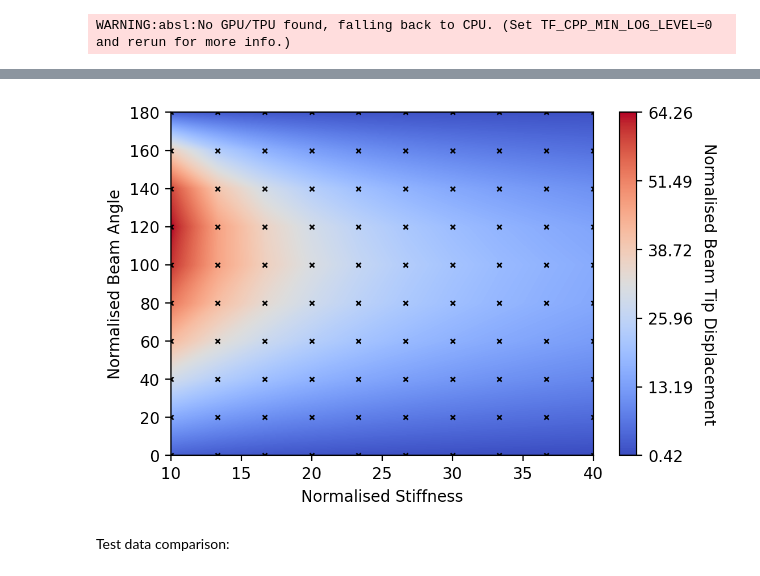
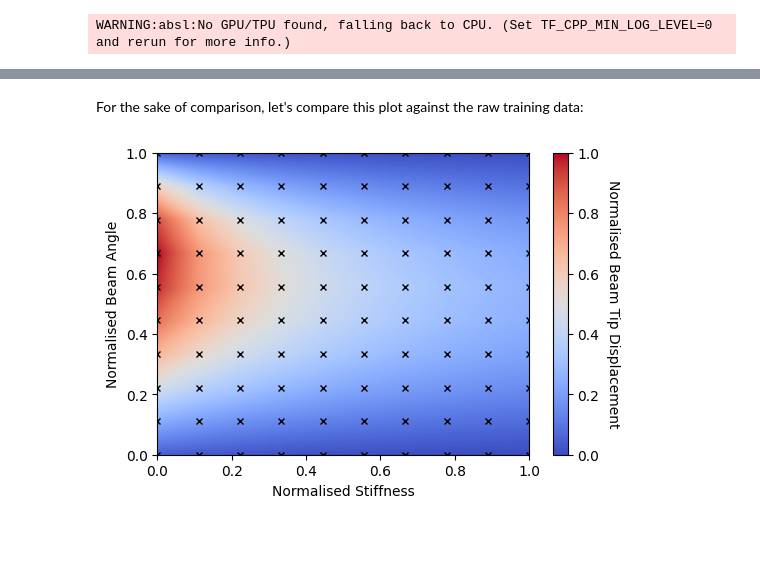
Before and after one commit to mabilton/bayesian_oed_bilton_masters, a Jupyter notebook: chapter_4/[1] Surrogate Beam Model.ipynb, the cells around one changed output, grey strips where cells are left out. Saved outputs shown, nothing was run; the diff lists cells and outputs as text; code cells hidden in the pictures; blank space fills up the shorter version.

```diff
--- a/chapter_4/[1] Surrogate Beam Model.ipynb
+++ b/chapter_4/[1] Surrogate Beam Model.ipynb
@@ -15,31 +34,11 @@ Load data:
 def load_beam_data(file_dir):
     with open(file_dir, 'r') as f:
         data = json.load(f)
-    x = jnp.stack([jnp.array(data[key]) for key in ('E', 'y_rot')], axis=-1)
+    x = jnp.stack([jnp.array(data[key]) for key in ('C_1', 'beam_angle')], axis=-1)
     y = jnp.array(jnp.array(data['end_disp'])).reshape(-1,1)
     return {'x': x, 'y': y}
 
-def scale_data(train_data, test_data):
-    for key in ['x']:
-        train_val, test_val = train_data[key], test_data[key]
-        combined = jnp.concatenate([train_val, test_val], axis=0)
-        min_val, max_val = jnp.min(combined,axis=0), jnp.max(combined,axis=0)
-        train_data[key] = (train_val-min_val)/(max_val-min_val)
-        test_data[key] = (test_val-min_val)/(max_val-min_val)
-    return train_data, test_data
-
-# def scale_data(train_data, test_data):
-#     for key in train_data.keys():
-#         train_val, test_val = train_data[key], test_data[key]
-#         combined = jnp.concatenate([train_val, test_val], axis=0)
-#         min_val, max_val = jnp.min(combined,axis=0), jnp.max(combined,axis=0)
-#         train_data[key] = (train_val-min_val)/(max_val-min_val)
-#         test_data[key] = (test_val-min_val)/(max_val-min_val)
-#     return train_data, test_data
-
-# Load and scale data:
-beam_training_data = load_beam_data('nonlinear_beam_train.json')
-beam_test_data = load_beam_data('nonlinear_beam_test.json')
-# beam_training_data, beam_test_data = scale_data(beam_training_data, beam_test_data)
+beam_training_data = load_beam_data(os.path.join(data_dir, 'neohookean_beam_training_data.json'))
+beam_test_data = load_beam_data(os.path.join(data_dir, 'neohookean_beam_test_data.json'))
 # %% [output]
 WARNING:absl:No GPU/TPU found, falling back to CPU. (Set TF_CPP_MIN_LOG_LEVEL=0 and rerun for more info.)
@@ -132,12 +112,11 @@ plot_data(x=pred_pts['E'], y=pred_pts['y_rot'], z=gp_pred['mean'], z_label='Norm
-# %%
-# Plot original data:
-E_train = beam_training_data['x'][:,0]
-y_rot_train = beam_training_data['x'][:,1]
-end_disp_train = beam_training_data['y']
-num_y = num_x = 10
-plot_data(x=E_train, y=y_rot_train, z=end_disp_train, z_label='Normalised Beam Tip Displacement',
-          grid_shape=(num_y, num_x),  train_pts=beam_training_data)
-# %% [output]
-[figure, removed]
-# %% [markdown]
-Test data comparison:
+# %% [markdown]
+For the sake of comparison, let's compare this plot against the raw training data:
+# %%
+num_train_pts = 10
+fig = plotting_helpers.plot_beam_data(beam_training_data['x'][:,0], beam_training_data['x'][:,1],
+                                      beam_training_data['y'], grid_shape=(num_train_pts, num_train_pts),
+                                      train_pts=beam_training_data, z_label='Normalised Beam Tip Displacement')
+plt.savefig(os.path.join(fig_save_dir, 'raw_training.png'), dpi=mpl_save_dpi)
+fig.show()
+# %% [output]
+[figure, added]
```
Also changed, not shown: parts of 37 cells of this notebook, 14 other files.
